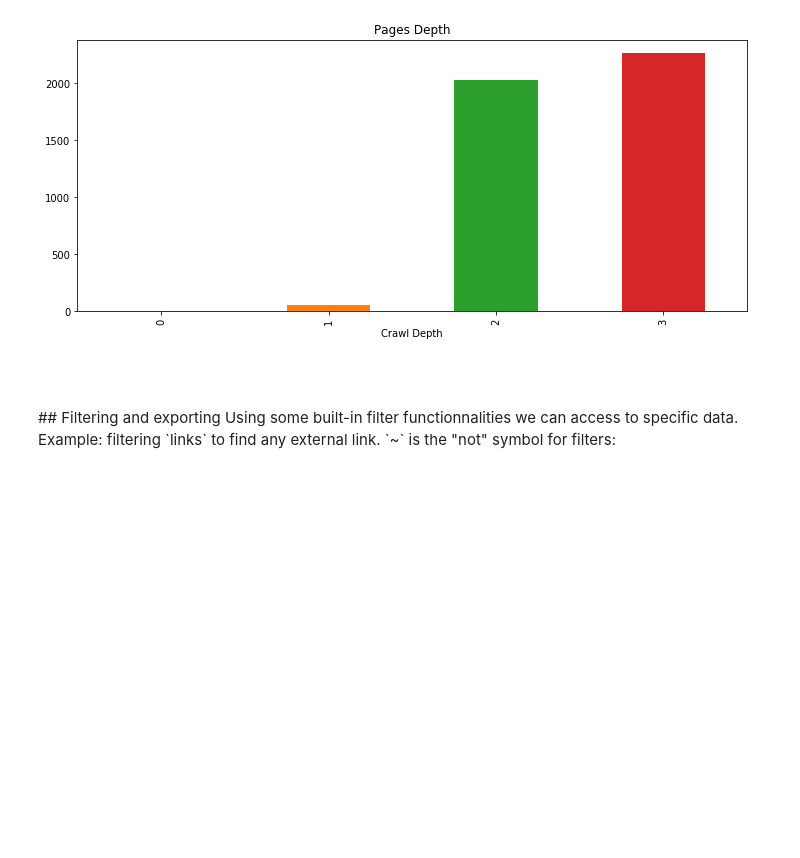
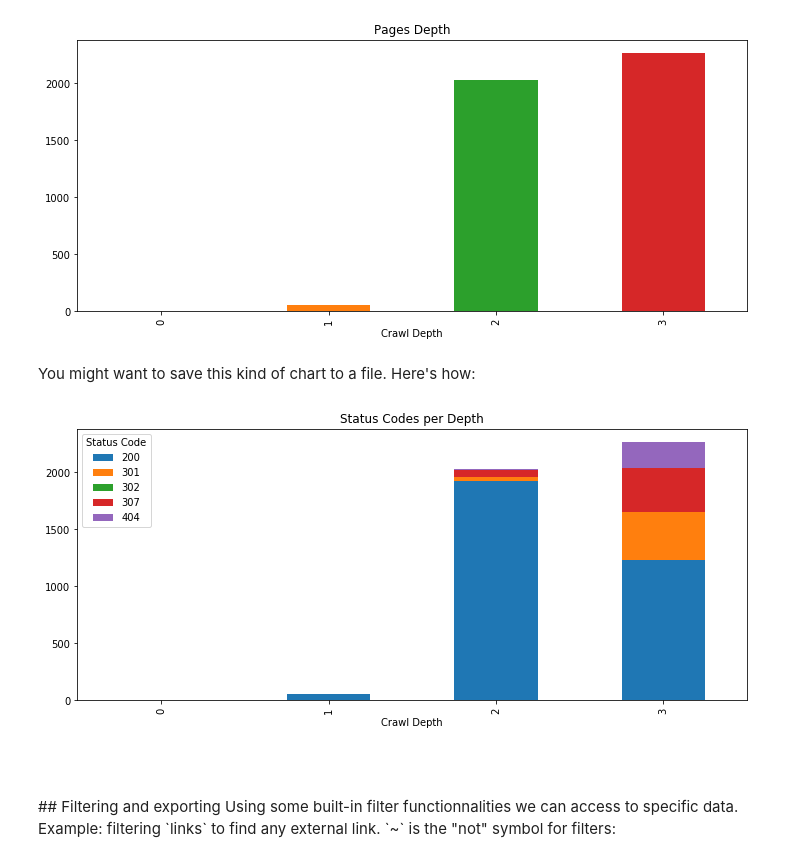
Before and after one commit to databulle/ScreamingFrog-Python-Analysis, a Jupyter notebook: SF_crawl_analysis.ipynb, the cells around one changed output. Saved outputs shown, nothing was run; the diff lists cells and outputs as text; code cells hidden in the pictures; blank space fills up the shorter version.

```diff
--- a/SF_crawl_analysis.ipynb
+++ b/SF_crawl_analysis.ipynb
@@ -70,6 +77,14 @@ urls.groupby('Crawl Depth')['Crawl Depth'].count().plot(kind="bar", figsize=(12,
 # %% [output]
 <matplotlib.axes._subplots.AxesSubplot at 0x...>
 [figure]
+# %% [markdown]
+You might want to save this kind of chart to a file. Here's how:
+# %%
+ax = urls.groupby(['Crawl Depth','Status Code'])['Crawl Depth'].count().unstack().plot(kind="bar", figsize=(12,5), title='Status Codes per Depth', stacked=True)
+fig = ax.get_figure()
+fig.savefig('output/pic.png')
+# %% [output]
+[figure, added]
 # %% [markdown]
 <br/>
 <br/>
```
Also changed, not shown: parts of 9 cells of this notebook, 2 other files.
